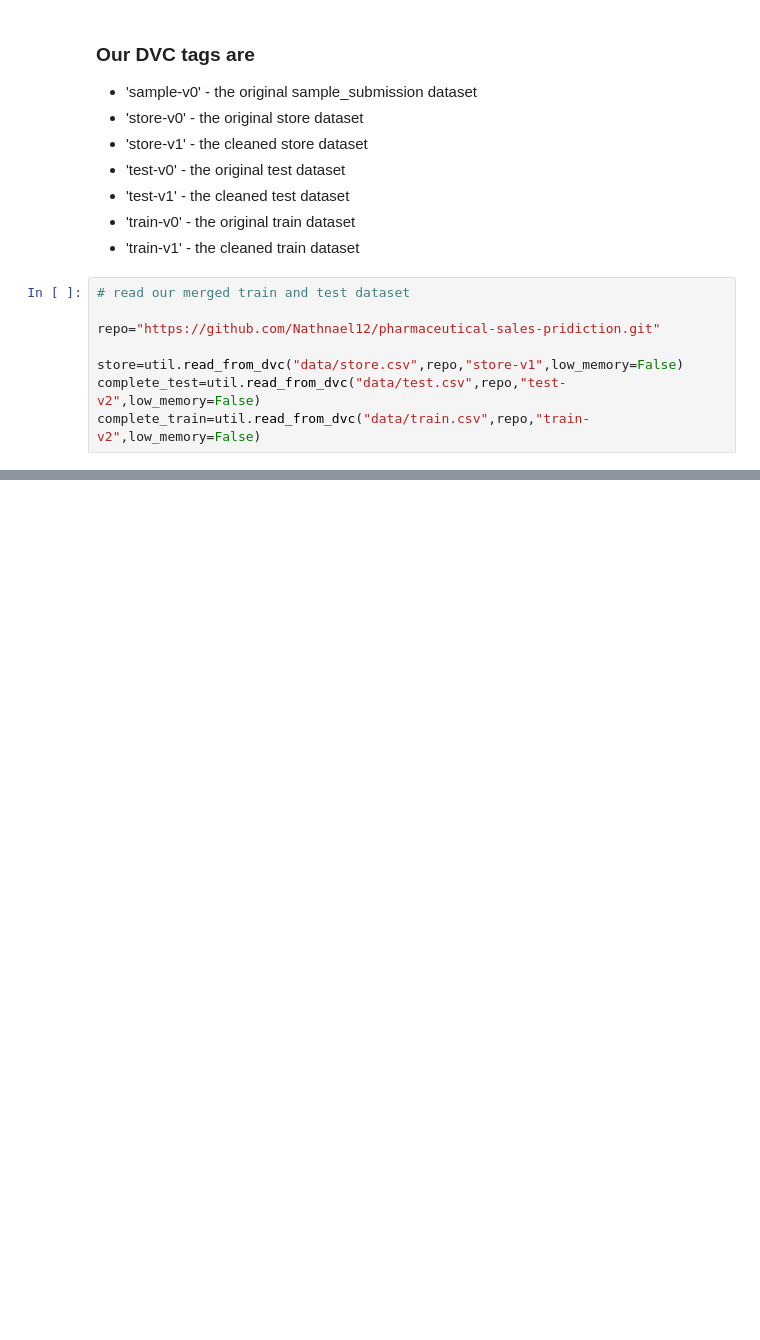
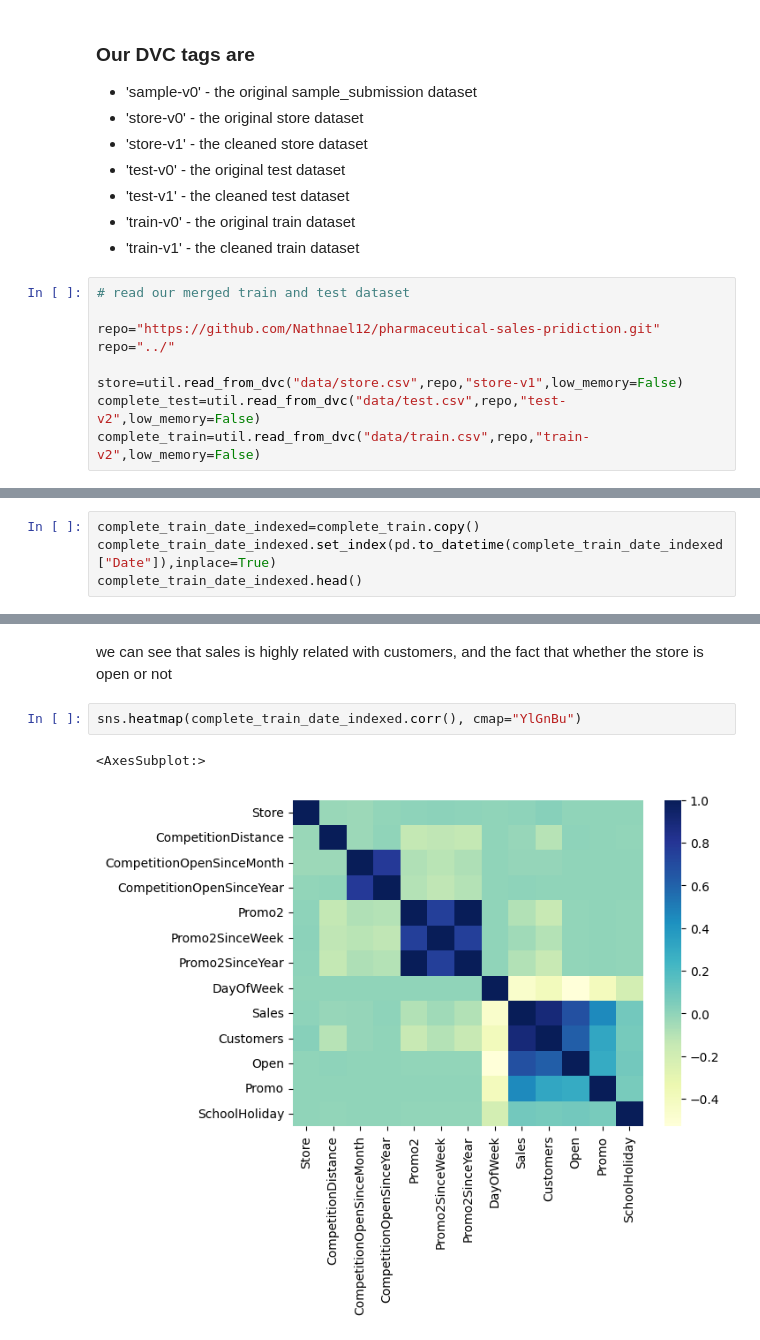
Before and after one commit to Nathnael12/pharmaceutical-sales-prediction, a Jupyter notebook: notbooks/data_exploration.ipynb, the cells around one changed output, grey strips where cells are left out. Saved outputs shown, nothing was run; the diff lists cells and outputs as text; blank space fills up the shorter version.

```diff
--- a/notbooks/data_exploration.ipynb
+++ b/notbooks/data_exploration.ipynb
@@ -27,6 +27,7 @@ plotter = Plotter()
 # read our merged train and test dataset
 
 repo="https://github.com/Nathnael12/pharmaceutical-sales-pridiction.git"
+repo="../"
 
 store=util.read_from_dvc("data/store.csv",repo,"store-v1",low_memory=False)
 complete_test=util.read_from_dvc("data/test.csv",repo,"test-v2",low_memory=False)
@@ -39,0 +97,4 @@ Authentication successful.
+# %%
+complete_train_date_indexed=complete_train.copy()
+complete_train_date_indexed.set_index(pd.to_datetime(complete_train_date_indexed["Date"]),inplace=True)
+complete_train_date_indexed.head()
@@ -39,0 +137,7 @@ Authentication successful.
+# %% [markdown]
+we can see that sales is highly related with customers, and the fact that whether the store is open or not
+# %%
+sns.heatmap(complete_train_date_indexed.corr(), cmap="YlGnBu")
+# %% [output]
+<AxesSubplot:>
+[figure, added]
```
Also changed, not shown: parts of 17 cells of this notebook.
